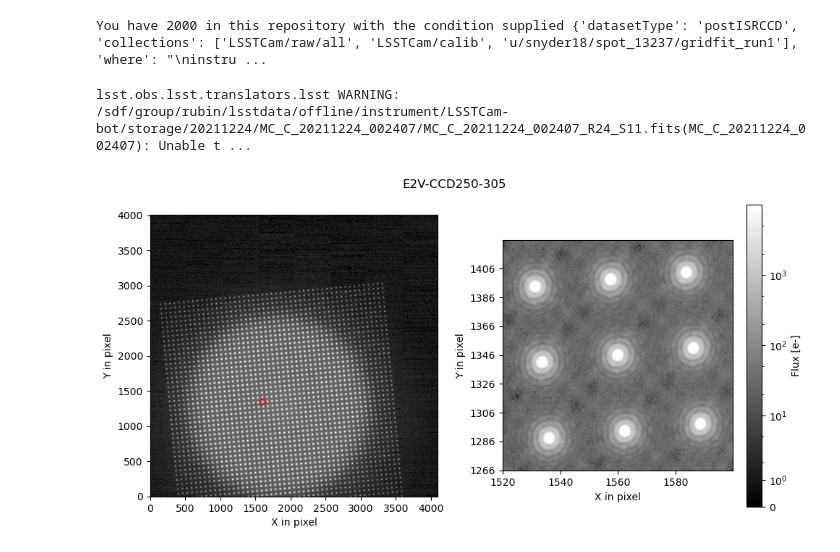
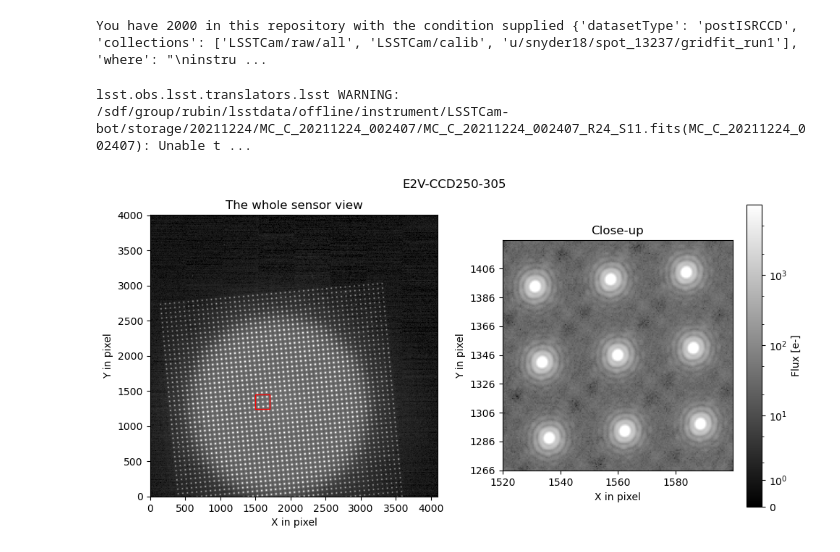
Before and after one commit to youtsumi/JohnnyPaper, a Jupyter notebook: ExampleImage.ipynb, the cells around one changed output. Saved outputs shown, nothing was run; the diff lists cells and outputs as text; code cells hidden in the pictures.

Commit message:
update the figure

```diff
--- a/ExampleImage.ipynb
+++ b/ExampleImage.ipynb
@@ -80,33 +81,36 @@ You have 2000 in this repository with the condition supplied {'datasetType': 'po
 # %%
 img = butler.get(datasetRefs[21])
 
 cat = butler.get('gridSpotSrc',datasetRefs[21].dataId)
 raw = butler.get('raw',datasetRefs[21].dataId)
 
 cat
 fig,axs = plt.subplots(nrows=1, ncols=2,figsize=(10,5))
 common={
     "vmin": 0,
     "vmax": 10000,
     "norm": "asinh"
 }
 axs[0].imshow(img.image.array,cmap="gray",origin="lower",**common)
 x,y=cat.asAstropy()["base_SdssCentroid_x","base_SdssCentroid_y"][1001]
-axs[0].plot(x+1,y+1,"o",color="red",markerfacecolor="none")
+#axs[0].plot(x+1,y+1,"o",color="red",markerfacecolor="none")
 
+axs[0].set_title("The whole sensor view")
 w=100
+axs[0].add_patch(Rectangle((x-w+1,y-w+1),2*w+1,2*w+1,color="red",facecolor="none",fill=None))
+
 p=axs[1].imshow(img[x-w+1:x+w+1,y-w+1:y+w+1].image.array,cmap="gray",origin="lower",**common)
 axs[1].set_xticklabels(numpy.arange(x-w+1,x+w+1,20).astype(int))
 axs[1].set_yticklabels(numpy.arange(y-w+1,y+w+1,20).astype(int))
-
+axs[1].set_title("Close-up")
 for ax in axs:
     ax.set_xlabel("X in pixel")
     ax.set_ylabel("Y in pixel")
 
 fig.colorbar(p,label="Flux [e-]")
 fig.suptitle(raw.getMetadata()["LSST_NUM"])
 fig.tight_layout()
 plt.savefig("spotgrid_example.png")
 # %% [output]
 lsst.obs.lsst.translators.lsst WARNING: /sdf/group/rubin/lsstdata/offline/instrument/LSSTCam-bot/storage/20211224/MC_C_20211224_002407/MC_C_20211224_002407_R24_S11.fits(MC_C_20211224_002407): Unable t ...
-[figure, old version]
+[figure, new version]
```
Also changed, not shown: parts of 1 cell of this notebook.
